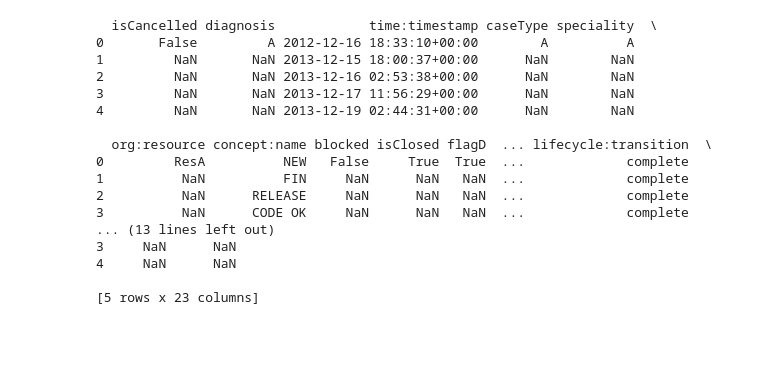
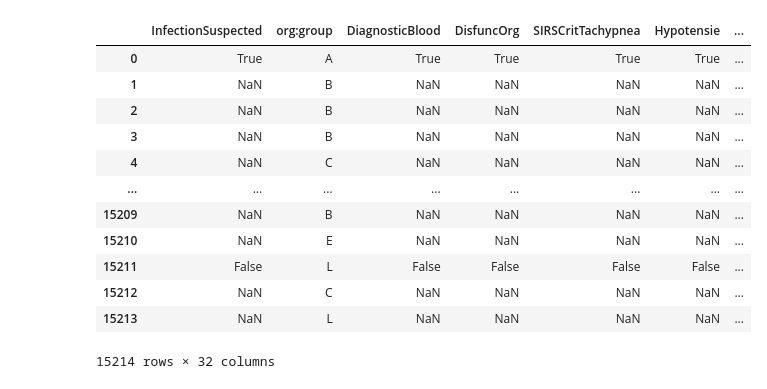
Before and after one commit to Isdre/ProcessMining, a Jupyter notebook: tests.ipynb, the cells around one changed output. Drawn from its saved outputs; the diff is of its cells as text; code cells hidden in the pictures; blank space fills up the shorter version.

```diff
--- a/tests.ipynb
+++ b/tests.ipynb
@@ -12,23 +546,23 @@ def import_xes(file_path):
     #     data = BeautifulSoup(data, "xml")
     return data
 
-data = import_xes("Hospital Billing - Event Log.xes")
+log_1 = pm4py.read_xes("running-example.xes")
+log_2 = pm4py.read_xes("Hospital Billing - Event Log.xes")
+log_3 = pm4py.read_xes("Sepsis Cases - Event Log.xes")
-# %% [output]
-  isCancelled diagnosis            time:timestamp caseType speciality  \
-0       False         A 2012-12-16 18:33:10+00:00        A          A
-1         NaN       NaN 2013-12-15 18:00:37+00:00      NaN        NaN
-2         NaN       NaN 2013-12-16 02:53:38+00:00      NaN        NaN
-3         NaN       NaN 2013-12-17 11:56:29+00:00      NaN        NaN
-4         NaN       NaN 2013-12-19 02:44:31+00:00      NaN        NaN
-
-  org:resource concept:name blocked isClosed flagD  ... lifecycle:transition  \
-0         ResA          NEW   False     True  True  ...             complete
-1          NaN          FIN     NaN      NaN   NaN  ...             complete
-2          NaN      RELEASE     NaN      NaN   NaN  ...             complete
-3          NaN      CODE OK     NaN      NaN   NaN  ...             complete
-... (13 lines left out)
-3     NaN      NaN
-4     NaN      NaN
-
-[5 rows x 23 columns]
+# %%
+log_3
+# %% [output]
+|  | InfectionSuspected | org:group | DiagnosticBlood | DisfuncOrg | SIRSCritTachypnea | Hypotensie | ... |
+| 0 | True | A | True | True | True | True | ... |
+| 1 | NaN | B | NaN | NaN | NaN | NaN | ... |
+| 2 | NaN | B | NaN | NaN | NaN | NaN | ... |
+| 3 | NaN | B | NaN | NaN | NaN | NaN | ... |
+| 4 | NaN | C | NaN | NaN | NaN | NaN | ... |
+| ... | ... | ... | ... | ... | ... | ... | ... |
+| 15209 | NaN | B | NaN | NaN | NaN | NaN | ... |
+| 15210 | NaN | E | NaN | NaN | NaN | NaN | ... |
+| 15211 | False | L | False | False | False | False | ... |
+| 15212 | NaN | C | NaN | NaN | NaN | NaN | ... |
+| 15213 | NaN | L | NaN | NaN | NaN | NaN | ... |
+15214 rows × 32 columns
 # %%
```
Also changed, not shown: parts of 17 cells of this notebook, 3 other files.
